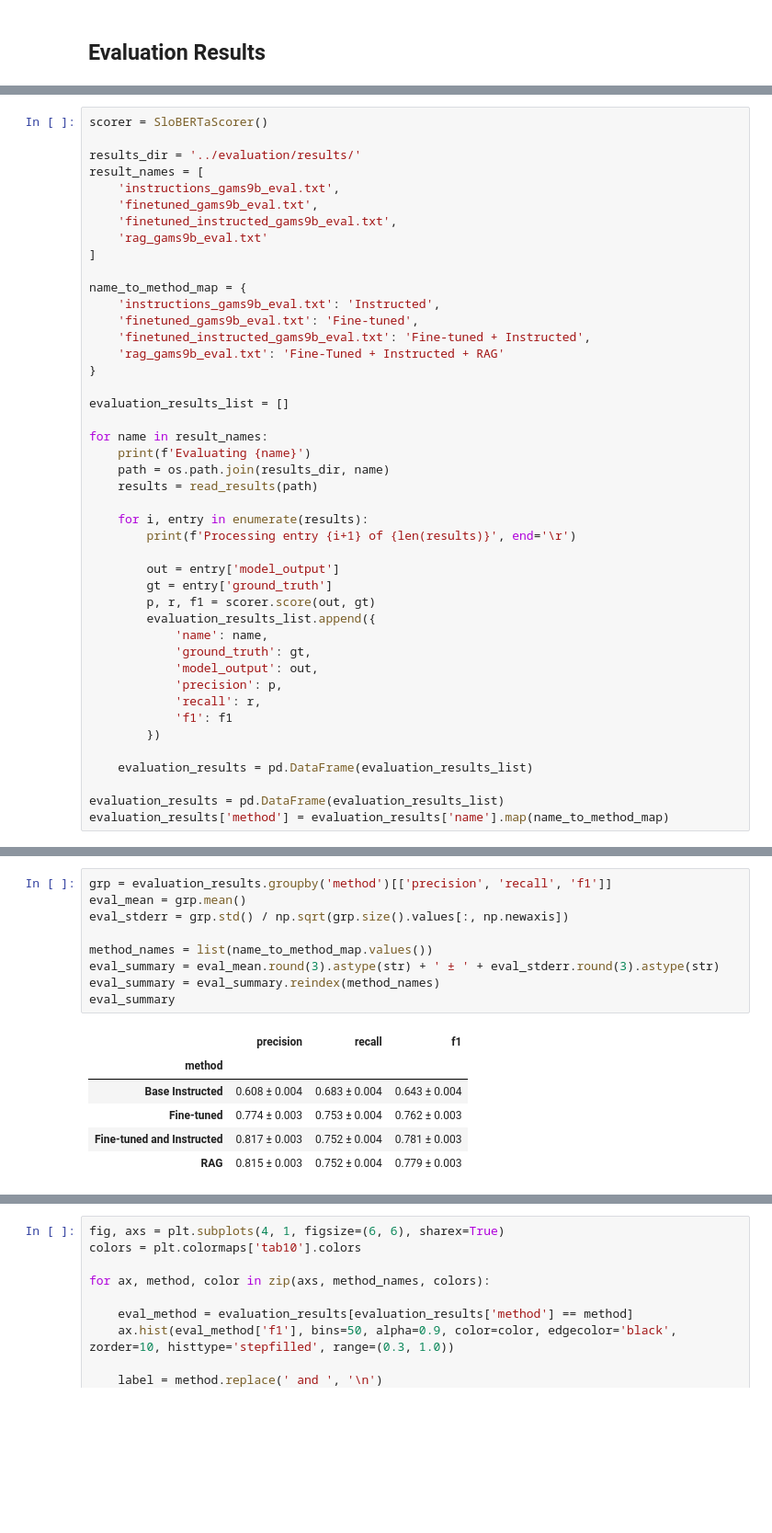
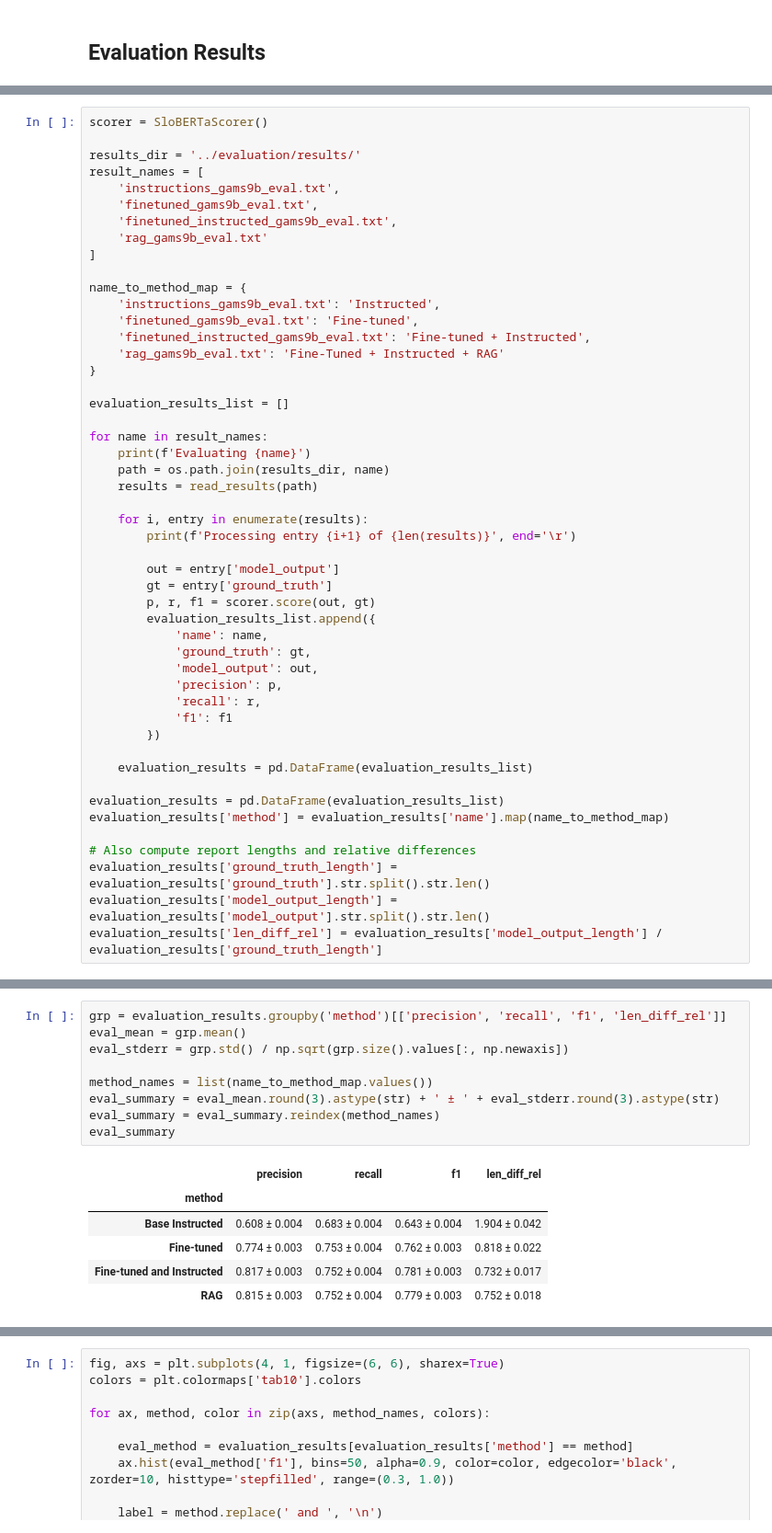
Before and after one commit to UL-FRI-NLP-Course/ul-fri-nlp-course-project-2024-2025-trije-konjeniki-apokalipse, a Jupyter notebook: src/notebooks/evaluation.ipynb, the cells around one changed output, grey strips where cells are left out. Shown at 92% size. Drawn from its saved outputs; the diff is of its cells as text; blank space fills up the shorter version.

Commit message:
Add comparison of report length to evaluation notebook

```diff
--- a/src/notebooks/evaluation.ipynb
+++ b/src/notebooks/evaluation.ipynb
@@ -129,3 +132,8 @@ for name in result_names:
 
 evaluation_results = pd.DataFrame(evaluation_results_list)
 evaluation_results['method'] = evaluation_results['name'].map(name_to_method_map)
+
+# Also compute report lengths and relative differences
+evaluation_results['ground_truth_length'] = evaluation_results['ground_truth'].str.split().str.len()
+evaluation_results['model_output_length'] = evaluation_results['model_output'].str.split().str.len()
+evaluation_results['len_diff_rel'] = evaluation_results['model_output_length'] / evaluation_results['ground_truth_length']
@@ -134,16 +142,16 @@ evaluation_results['method'] = evaluation_results['name'].map(name_to_method_map
 # %%
-grp = evaluation_results.groupby('method')[['precision', 'recall', 'f1']]
+grp = evaluation_results.groupby('method')[['precision', 'recall', 'f1', 'len_diff_rel']]
 eval_mean = grp.mean()
 eval_stderr = grp.std() / np.sqrt(grp.size().values[:, np.newaxis])
 
 method_names = list(name_to_method_map.values())
 eval_summary = eval_mean.round(3).astype(str) + ' ± ' + eval_stderr.round(3).astype(str)
 eval_summary = eval_summary.reindex(method_names)
 eval_summary
 # %% [output]
-|  | precision | recall | f1 |
-| method |  |  |  |
-| Base Instructed | 0.608 ± 0.004 | 0.683 ± 0.004 | 0.643 ± 0.004 |
-| Fine-tuned | 0.774 ± 0.003 | 0.753 ± 0.004 | 0.762 ± 0.003 |
-| Fine-tuned and Instructed | 0.817 ± 0.003 | 0.752 ± 0.004 | 0.781 ± 0.003 |
-| RAG | 0.815 ± 0.003 | 0.752 ± 0.004 | 0.779 ± 0.003 |
+|  | precision | recall | f1 | len_diff_rel |
+| method |  |  |  |  |
+| Base Instructed | 0.608 ± 0.004 | 0.683 ± 0.004 | 0.643 ± 0.004 | 1.904 ± 0.042 |
+| Fine-tuned | 0.774 ± 0.003 | 0.753 ± 0.004 | 0.762 ± 0.003 | 0.818 ± 0.022 |
+| Fine-tuned and Instructed | 0.817 ± 0.003 | 0.752 ± 0.004 | 0.781 ± 0.003 | 0.732 ± 0.017 |
+| RAG | 0.815 ± 0.003 | 0.752 ± 0.004 | 0.779 ± 0.003 | 0.752 ± 0.018 |
```
Also changed, not shown: parts of 6 cells of this notebook.
